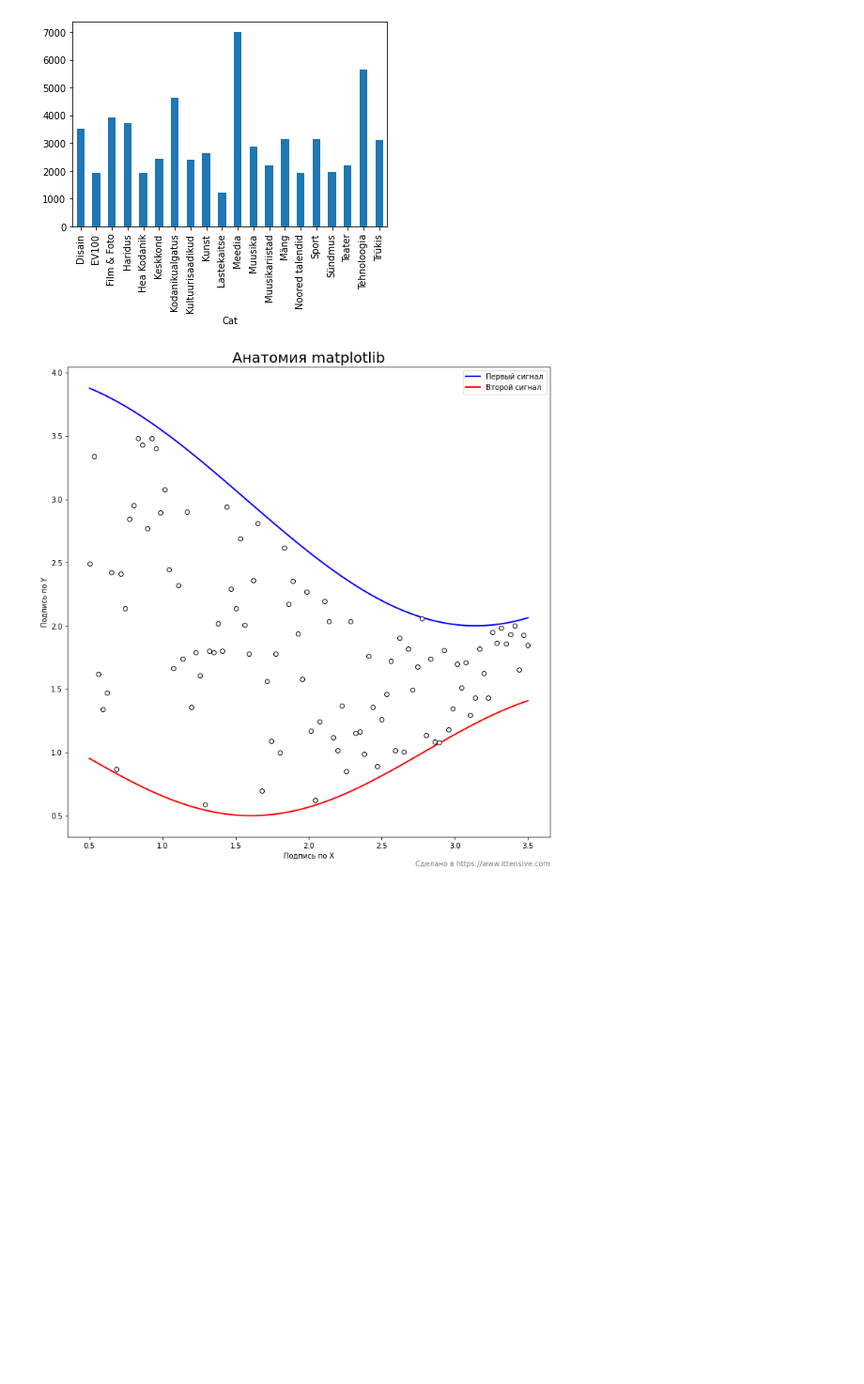
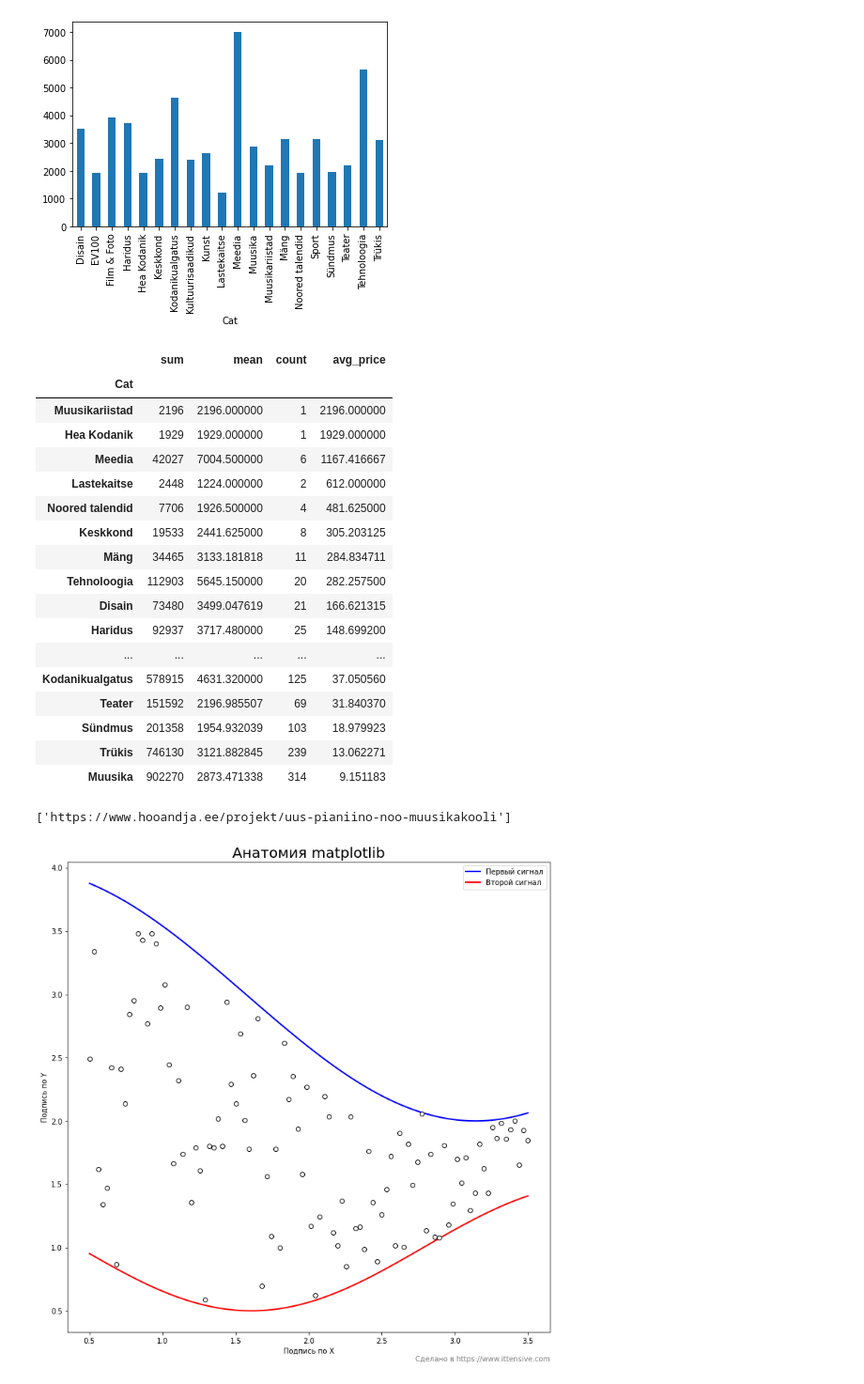
Before and after one commit to visualGravitySense/amoe, a Jupyter notebook: analytics.ipynb, the cells around one changed output. Shown: that part at 94% size. Drawn from its saved outputs; the diff is of its cells as text; code cells hidden in the pictures; blank space fills up the shorter version.

```diff
--- a/analytics.ipynb
+++ b/analytics.ipynb
@@ -152,6 +144,46 @@ Teater            769.115942  108.927536  2196.985507   5.840580
 Tehnoloogia       575.150000  120.050000  5645.150000   5.600000
 Trükis            559.376569  119.058577  3121.882845   7.309623
 [figure]
+# %%
+import pandas as pd
+import numpy as np
+import matplotlib.pyplot as plt
+from sklearn.linear_model import LinearRegression
+data = pd.read_csv("edukad_kuud.csv", na_values="NA")
+#print (data.head())
+
+data["Cat"] = data["Cat"].astype("category")
+data_group = data.groupby(["Cat"])['Budget'].agg(['sum', 'mean', 'count'])
+data_group['avg_price'] = [x[1]/x[2] for x in data_group.values]
+# print (data_group)
+
+data_group.sort_values(by=['avg_price'], inplace=True, ascending=False)
+data_group
+#data_group["Budget"].plot.bar()
+# plt.show()
+# %% [output]
+|  | sum | mean | count | avg_price |
+| Cat |  |  |  |  |
+| Muusikariistad | 2196 | 2196.000000 | 1 | 2196.000000 |
+| Hea Kodanik | 1929 | 1929.000000 | 1 | 1929.000000 |
+| Meedia | 42027 | 7004.500000 | 6 | 1167.416667 |
+| Lastekaitse | 2448 | 1224.000000 | 2 | 612.000000 |
+| Noored talendid | 7706 | 1926.500000 | 4 | 481.625000 |
+| Keskkond | 19533 | 2441.625000 | 8 | 305.203125 |
+| Mäng | 34465 | 3133.181818 | 11 | 284.834711 |
+| Tehnoloogia | 112903 | 5645.150000 | 20 | 282.257500 |
+| Disain | 73480 | 3499.047619 | 21 | 166.621315 |
+| Haridus | 92937 | 3717.480000 | 25 | 148.699200 |
+| ... | ... | ... | ... | ... |
+| Kodanikualgatus | 578915 | 4631.320000 | 125 | 37.050560 |
+| Teater | 151592 | 2196.985507 | 69 | 31.840370 |
+| Sündmus | 201358 | 1954.932039 | 103 | 18.979923 |
+| Trükis | 746130 | 3121.882845 | 239 | 13.062271 |
+| Muusika | 902270 | 2873.471338 | 314 | 9.151183 |
+# %%
+print(data[data['Cat'] == 'Muusikariistad']['Link'].values)
+# %% [output]
+['https://www.hooandja.ee/projekt/uus-pianiino-noo-muusikakooli']
 # %%
 
 data["Month"] = data["Month"].str.slice(0,3).str.upper()
```
Also changed, not shown: parts of 2 cells of this notebook.
